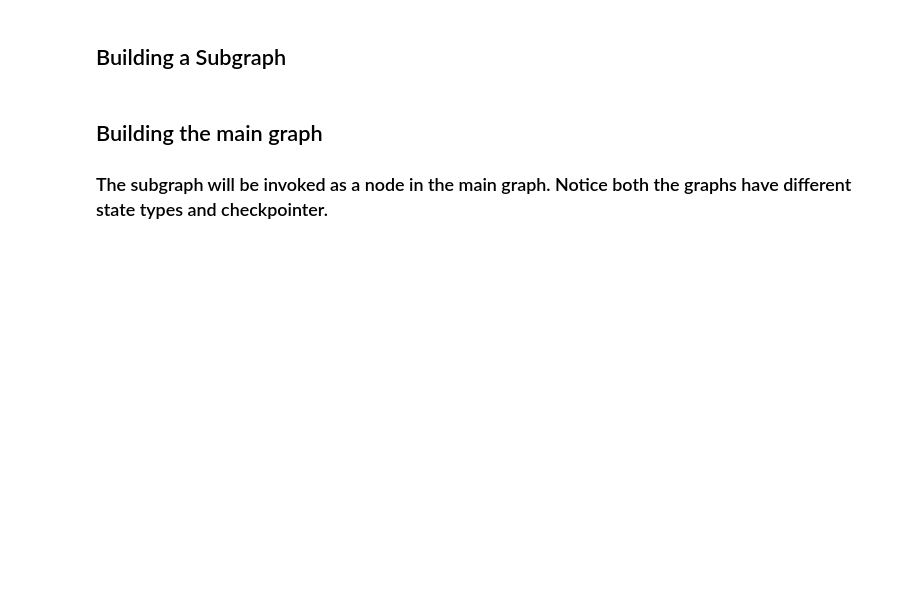
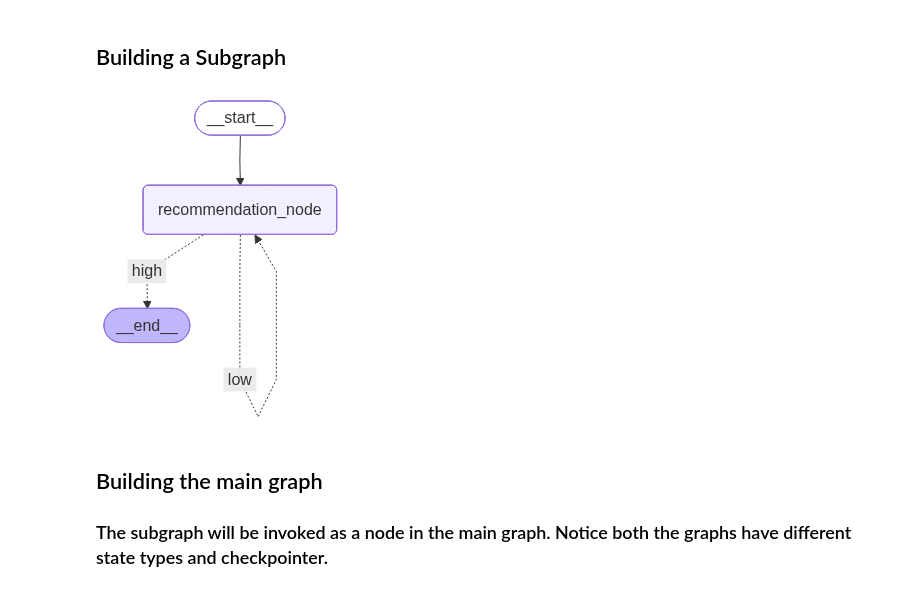
Before and after one commit to vermaankit2005/langGraph-learning, a Jupyter notebook: 6_subgraph.ipynb, the cells around one changed output. Cells and saved outputs as stored; diff of their text form; code cells hidden in the pictures; blank space fills up the shorter version.

```diff
--- a/6_subgraph.ipynb
+++ b/6_subgraph.ipynb
@@ -55,17 +57,18 @@ def check_confidence(state: RecommendationState) -> str:
 # %%
 subgraph_checkpointer = InMemorySaver()
 
 recommendation_graph = StateGraph(RecommendationState)
 
 recommendation_graph.add_node("recommendation_node", recommendation_node)
 
 recommendation_graph.add_edge(START, "recommendation_node")
-recommendation_graph.add_conditional_edges("recommendation_node", check_confidence,
-                                           {"high": END, "low": "recommendation_node"})
+recommendation_graph.add_conditional_edges("recommendation_node", check_confidence, {"high": END, "low": "recommendation_node"})
 
 subgraph_workflow = recommendation_graph.compile(checkpointer=subgraph_checkpointer)
 
 subgraph_workflow
+# %% [output]
+[figure, added]
 # %% [markdown]
 ## Building the main graph
 ### The subgraph will be invoked as a node in the main graph. Notice both the graphs have different state types and checkpointer.
```
Also changed, not shown: parts of 4 cells of this notebook, 10 other files.
